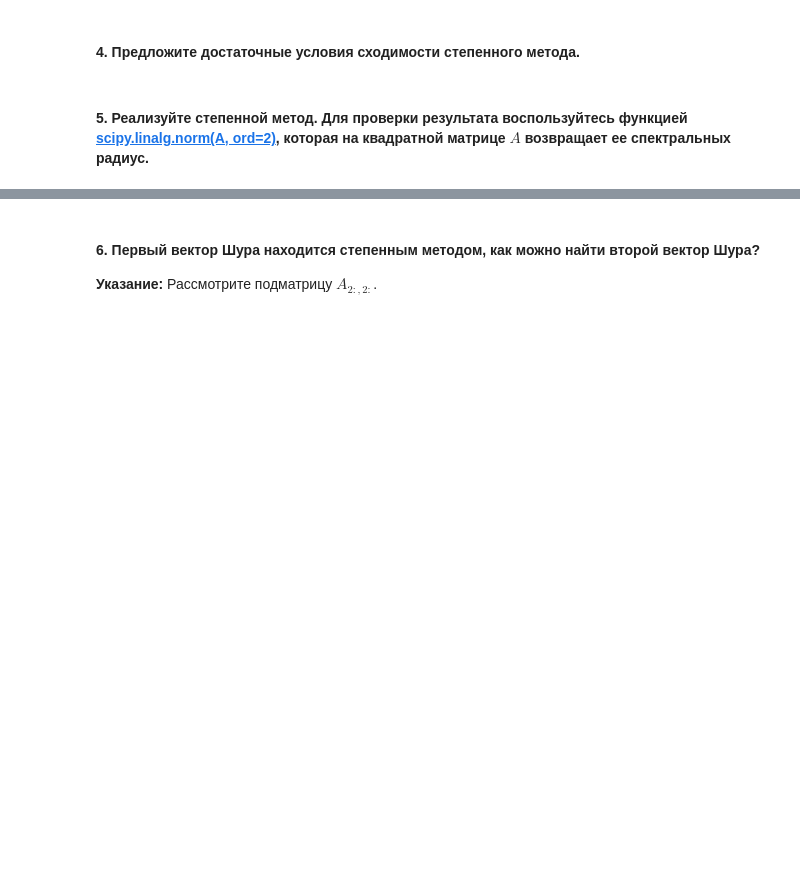
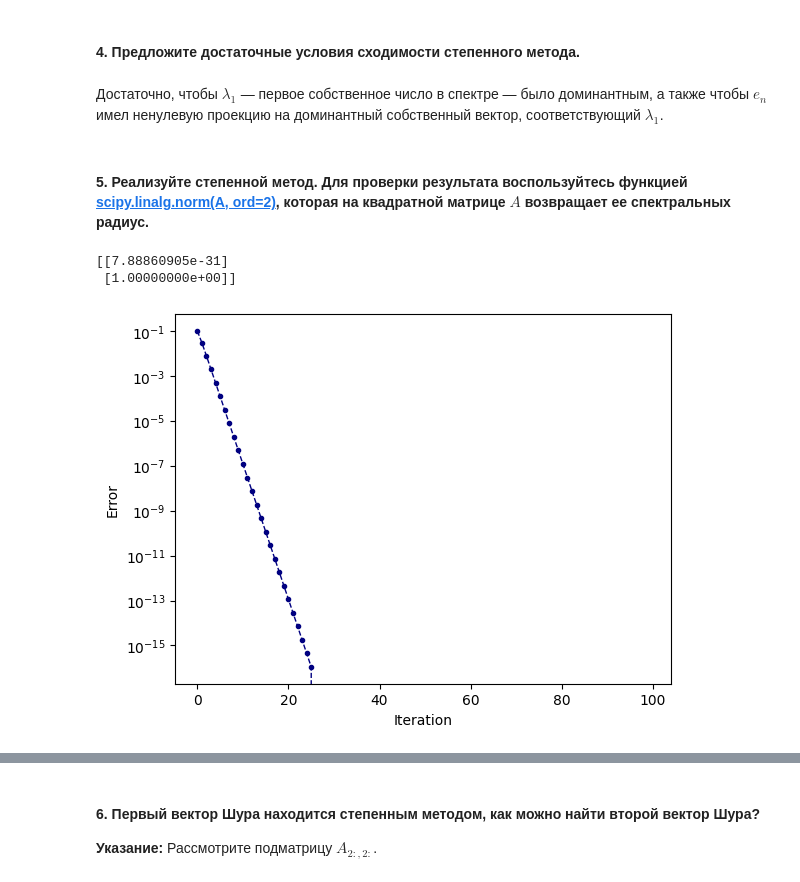
Before and after one commit to dyed-eye/matrices, a Jupyter notebook: 3/workbook3.ipynb, the cells around one changed output, grey strips where cells are left out. Drawn from its saved outputs; the diff is of its cells as text; code cells hidden in the pictures; blank space fills up the shorter version.

```diff
--- a/3/workbook3.ipynb
+++ b/3/workbook3.ipynb
@@ -46,5 +46,7 @@ $$e_{n+1}=\frac{Ae_n}{\|Ae_n\|},$$
 ## Задания.
 # %% [markdown]
 #### 4. Предложите достаточные условия сходимости степенного метода.
+# %% [markdown]
+Достаточно, чтобы $\lambda_1$ — первое собственное число в спектре — было доминантным, а также чтобы $e_n$ имел ненулевую проекцию на доминантный собственный вектор, соответствующий $\lambda_1$.
 # %% [markdown]
 #### 5. Реализуйте степенной метод. Для проверки результата воспользуйтесь функцией [scipy.linalg.norm(A, ord=2)](https://docs.scipy.org/doc/scipy/reference/generated/scipy.linalg.norm.html), которая на квадратной матрице $A$ возвращает ее спектральных радиус.
@@ -50,0 +56,38 @@ $$e_{n+1}=\frac{Ae_n}{\|Ae_n\|},$$
+# %%
+import matplotlib.pyplot as plt
+from cycler import cycler
+n = 6
+colors = plt.cm.jet(np.linspace(0,1,n))
+default_cycler = (cycler(color=colors))
+
+plt.rc('lines', linewidth=1, linestyle='--', marker='.')
+plt.rc('axes', prop_cycle=default_cycler)
+# %%
+def power_iter(A, x0):
+    r = sp.linalg.norm(A, ord=2)
+    q = x0
+    iters = 100
+    errors = np.zeros(iters)
+    for i in range(iters):
+        z = A@q
+        q = z/np.linalg.norm(z)
+        l = np.dot(q.conj().T, np.dot(A, q))
+        errors[i] = abs(l[0][0]/r-1)
+    return q, l, errors
+
+A = np.array([[1,0],[0,2]])
+x0 = np.array([[1],[1]])
+
+e1, l1, err = power_iter(A, x0)
+
+print(e1)
+plt.plot(err)
+
+plt.gca().set_yscale('log')
+plt.ylabel('Error')
+plt.xlabel('Iteration')
+plt.show()
+# %% [output]
+[[7.88860905e-31]
+ [1.00000000e+00]]
+[figure, added]
```
Also changed, not shown: parts of 27 cells of this notebook, 1 other file.
